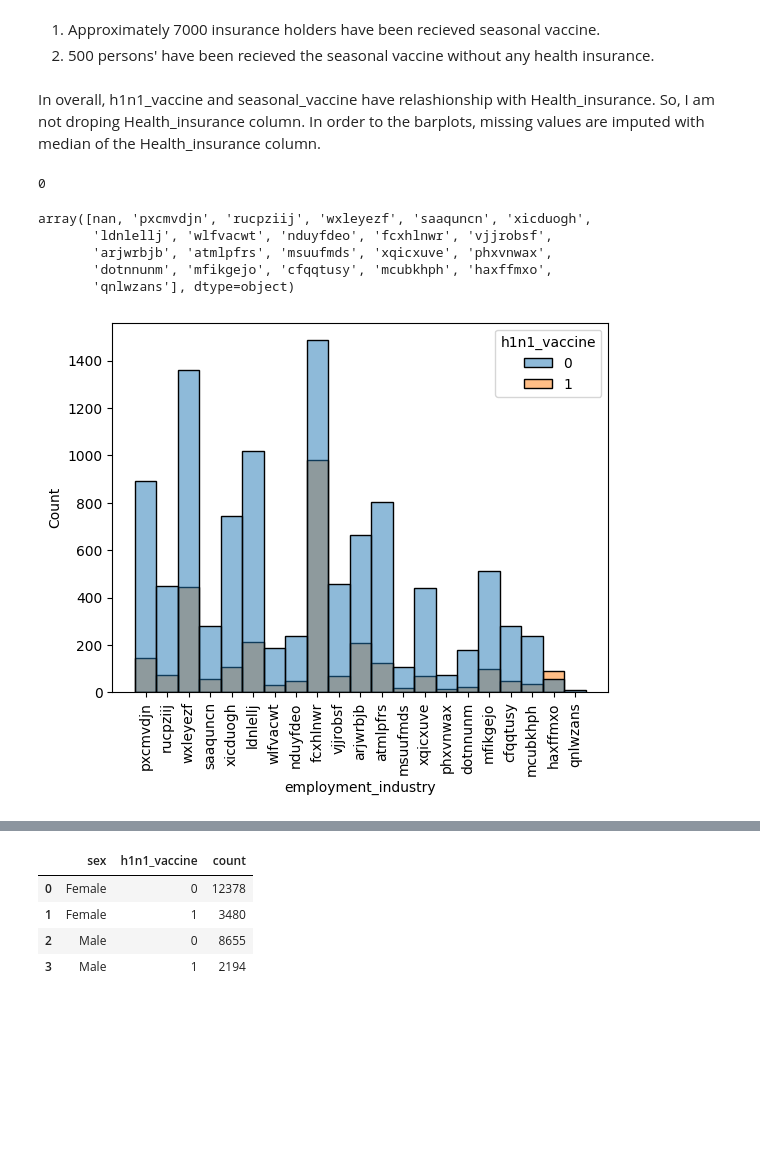
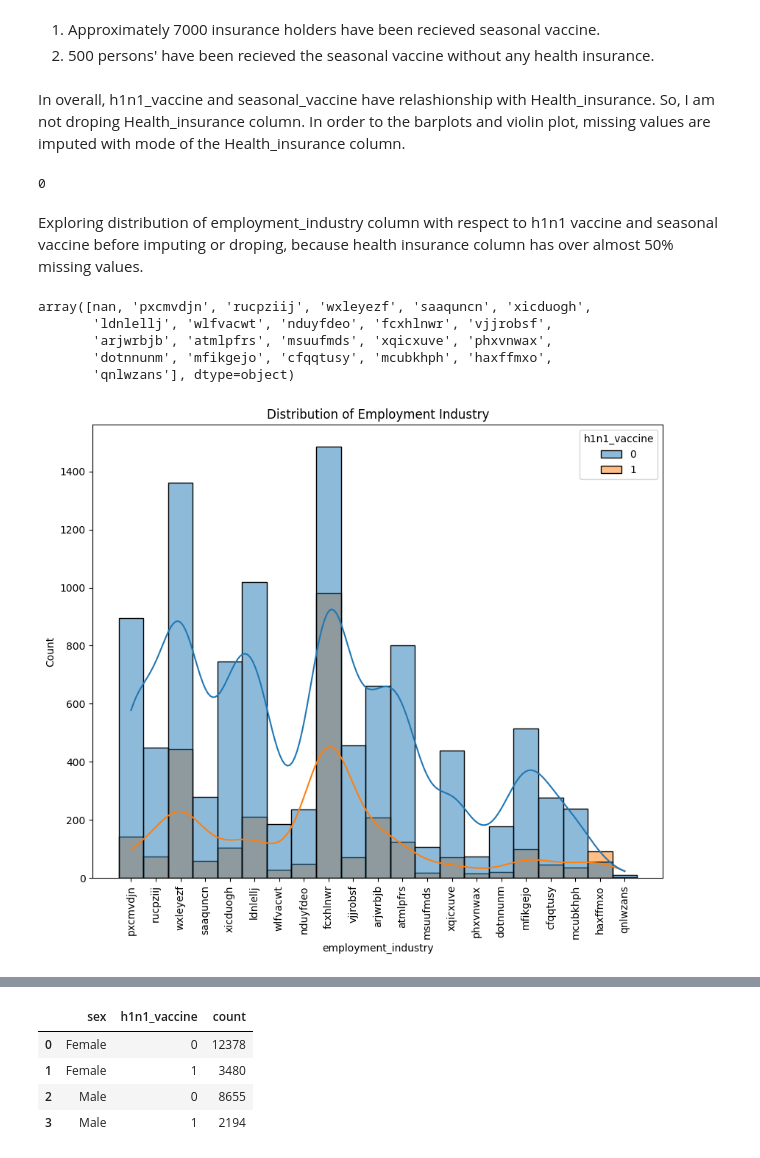
Before and after one commit to DhammikePremachandra/Predicting-H1N1-and-Seasonal-Flu-Vaccines, a Jupyter notebook: Predict_H1N1_Flu.ipynb, the cells around one changed output, grey strips where cells are left out. Cells and saved outputs as stored; diff of their text form; code cells hidden in the pictures; blank space fills up the shorter version.

Commit message:
Uddated with data cleaning, visualisation and handling missing values

```diff
--- a/Predict_H1N1_Flu.ipynb
+++ b/Predict_H1N1_Flu.ipynb
@@ -167,0 +186,9 @@ dtype: float64
+# %%
+# Cleaning age group column.
+df_train_data['age_group'] = df_train_data['age_group'].map({
+    '18 - 34 Years' : '18-34',
+    '35 - 44 Years' : '35-44',
+    '45 - 54 Years' : '45-54',
+    '55 - 64 Years' : '55-64',
+    '65+ Years' : '65+'
+})
@@ -167,0 +201,9 @@ dtype: float64
+# %%
+# Cleaning education column.
+# Mapping values for education order.
+df_train_data['education'] = df_train_data['education'].map({
+    '< 12 Years' : '1',
+    '12 Years' : '2',
+    'Some College' : '3',
+    'College Graduate' : '4'
+})
@@ -167,0 +216,9 @@ dtype: float64
+# %%
+# Cleaning education column.
+# Mapping values for income_poverty order.
+df_train_data['income_poverty'] = df_train_data['income_poverty'].map({
+    'Below Poverty' : '1',
+    '<= $75,000, Above Poverty' : '2',
+    '> $75,000' : '3'
+})
+df_train_data.head()
@@ -222,29 +296,40 @@ plt.show()
 1. Approximately 7000 insurance holders have been recieved seasonal vaccine.
 2. 500 persons' have been recieved the seasonal vaccine without any health insurance.
 # %% [markdown]
-In overall, h1n1_vaccine and seasonal_vaccine have relashionship with Health_insurance. So, I am not droping Health_insurance column. In order to the barplots, missing values are imputed with median of the Health_insurance column.
+In overall, h1n1_vaccine and seasonal_vaccine have relashionship with Health_insurance. So, I am not droping Health_insurance column. In order to the barplots and violin plot, missing values are imputed with mode of the Health_insurance column.
 # %%
-# Imputing missing values with median of the helth_insurance column for
+# Imputing missing values with mode of the health_insurance column for
 # healthInsurance, because most of the persons' hold health insurance.
 df_train_data['health_insurance'].fillna(
-    df_train_data['health_insurance'].median(),
+    df_train_data['health_insurance'].mode()[0],
     inplace=True
 )
 
 df_train_data['health_insurance'].isnull().sum()
 # %% [output]
 0
-# %%
-df_train_data['employment_industry'].unique()
-# %% [output]
-array([nan, 'pxcmvdjn', 'rucpziij', 'wxleyezf', 'saaquncn', 'xicduogh',
-       'ldnlellj', 'wlfvacwt', 'nduyfdeo', 'fcxhlnwr', 'vjjrobsf',
-       'arjwrbjb', 'atmlpfrs', 'msuufmds', 'xqicxuve', 'phxvnwax',
-       'dotnnunm', 'mfikgejo', 'cfqqtusy', 'mcubkhph', 'haxffmxo',
-       'qnlwzans'], dtype=object)
+# %% [markdown]
+Exploring distribution of employment_industry column with respect to h1n1 vaccine and seasonal vaccine before imputing or droping, because health insurance column has over almost 50% missing values.
+# %%
+# Looking for unique values in the employment_industry column.
+df_train_data['employment_industry'].unique()
+# %% [output]
+array([nan, 'pxcmvdjn', 'rucpziij', 'wxleyezf', 'saaquncn', 'xicduogh',
+       'ldnlellj', 'wlfvacwt', 'nduyfdeo', 'fcxhlnwr', 'vjjrobsf',
+       'arjwrbjb', 'atmlpfrs', 'msuufmds', 'xqicxuve', 'phxvnwax',
+       'dotnnunm', 'mfikgejo', 'cfqqtusy', 'mcubkhph', 'haxffmxo',
+       'qnlwzans'], dtype=object)
 # %%
-sns.histplot(x='employment_industry', data=df_train_data, hue='h1n1_vaccine')
+# Visualizing distribution of employment_industry with h1n1_vaccine.
+plt.figure(figsize=(10,8))
+sns.histplot(
+    x='employment_industry',
+    data=df_train_data,
+    hue='h1n1_vaccine',
+    kde=True
+)
+plt.title("Distribution of Employment Industry")
 plt.xticks(rotation=90)
 plt.show()
 # %% [output]
-[figure, old version]
+[figure, new version]
```
Also changed, not shown: parts of 36 cells of this notebook.
